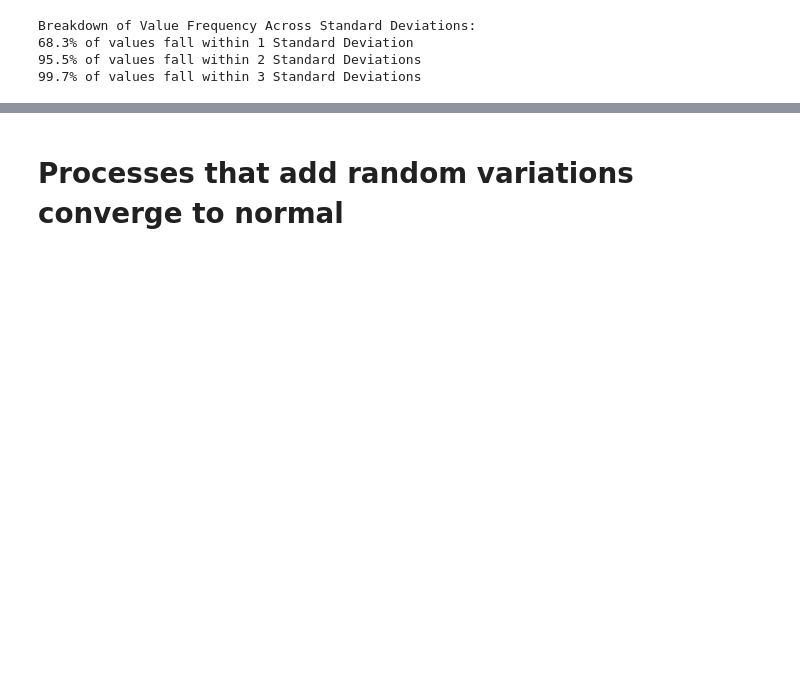
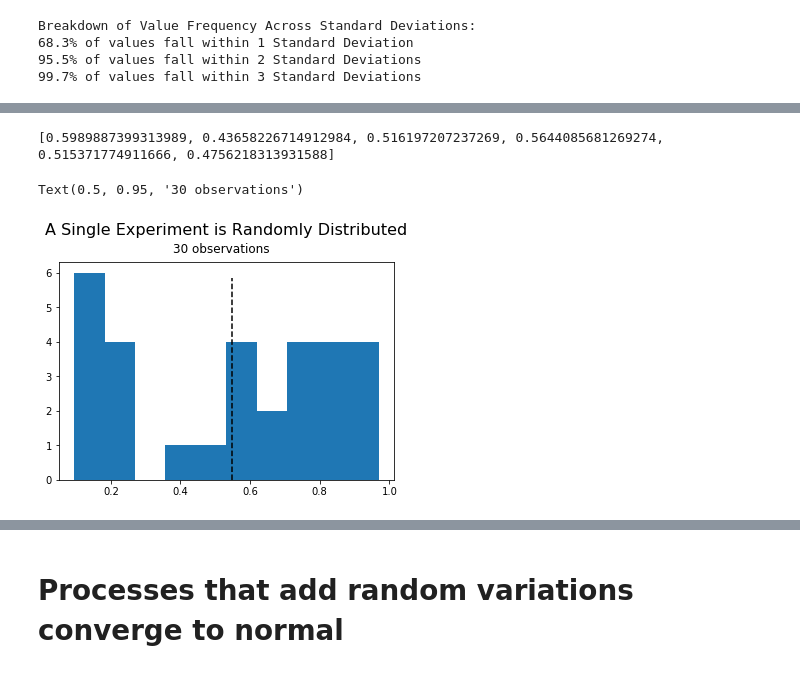
Before and after one commit to jsolson4/Properties-of-the-Normal-Distribution, a Jupyter notebook: Gaussian_examples.ipynb, the cells around one changed output, grey strips where cells are left out. Saved outputs shown, nothing was run; the diff lists cells and outputs as text; code cells hidden in the pictures; blank space fills up the shorter version.

Commit message:
Add files via upload
Updated Gaussian Examples file to include Central Limit Theorem experiments.

```diff
--- a/Gaussian_examples.ipynb
+++ b/Gaussian_examples.ipynb
@@ -83,0 +88,32 @@ Breakdown of Value Frequency Across Standard Deviations:
+# %%
+# Conduct an experiment, gathering the values of 30 data points
+# assume our data are from a population with a mean of zero and standard deviation of one.
+example_experiment = np.random.random(size=30)
+
+# Get the mean result of our example
+example_experiment.mean()
+
+# Prepare to conduct 100 experiments. Create an empty list to house the results.
+experiments  = range(0,100)
+results = []
+
+# For each experiment, determine the mean of the 30 data points and add it to the results.
+for experiment in experiments:
+    results.append((np.random.random(size = 30).mean()))
+
+print(results[0:6])
+# %% [output]
+[0.5989887399313989, 0.43658226714912984, 0.516197207237269, 0.5644085681269274, 0.515371774911666, 0.4756218313931588]
+# %%
+# plot the results of a single experiment (n = 30)
+plt.hist(example_experiment)
+
+# add line indicating the mean from a single experiment
+plt.axvline(x=example_experiment.mean(), ymin = 0, ymax = 0.93, color='k', linestyle = 'dashed')
+
+# title
+plt.title(f'A Single Experiment is Randomly Distributed', y=1.10, fontsize=16)
+plt.suptitle('30 observations', fontsize=12, y = 0.95)
+# %% [output]
+Text(0.5, 0.95, '30 observations')
+[figure, added]
```
Also changed, not shown: parts of 12 cells of this notebook.
